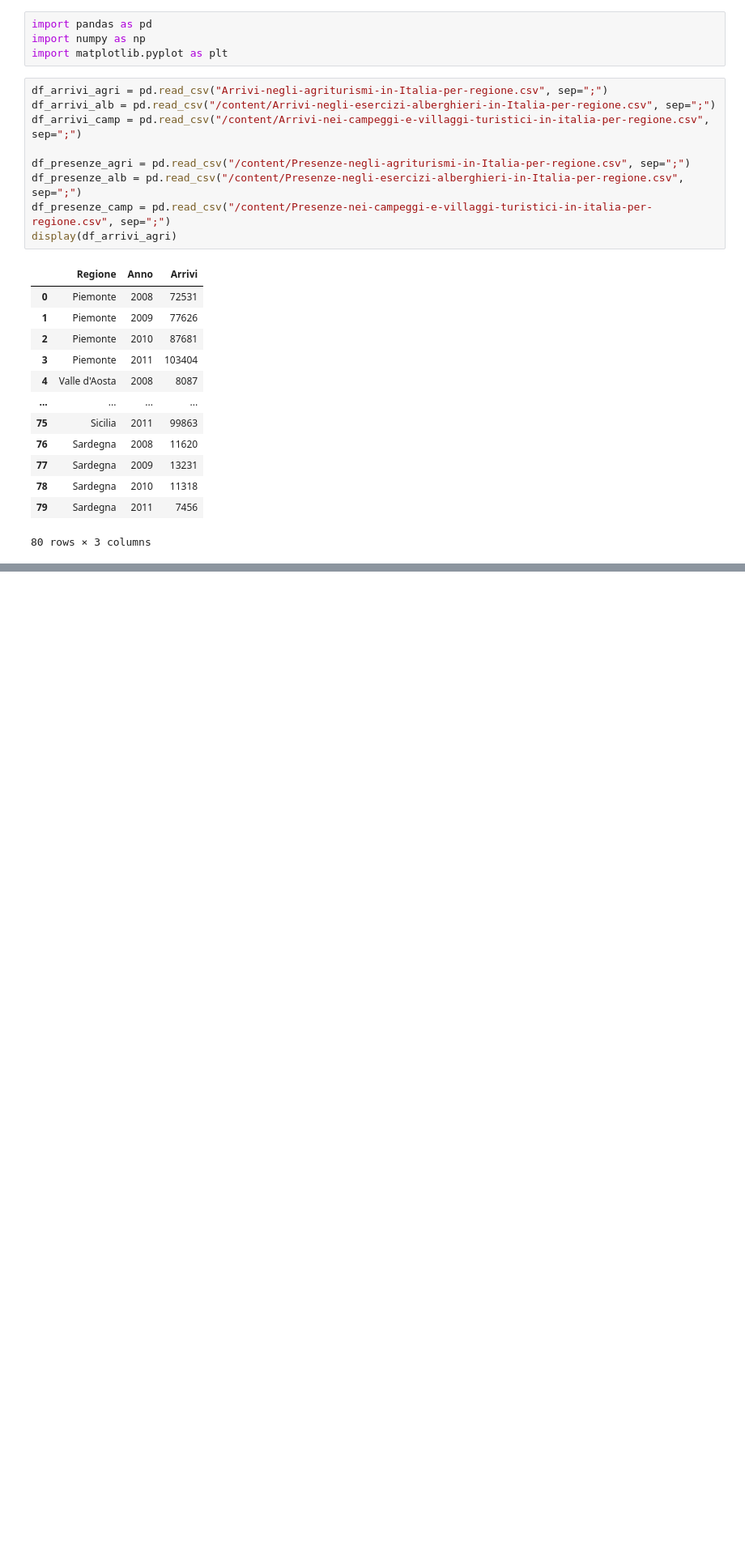
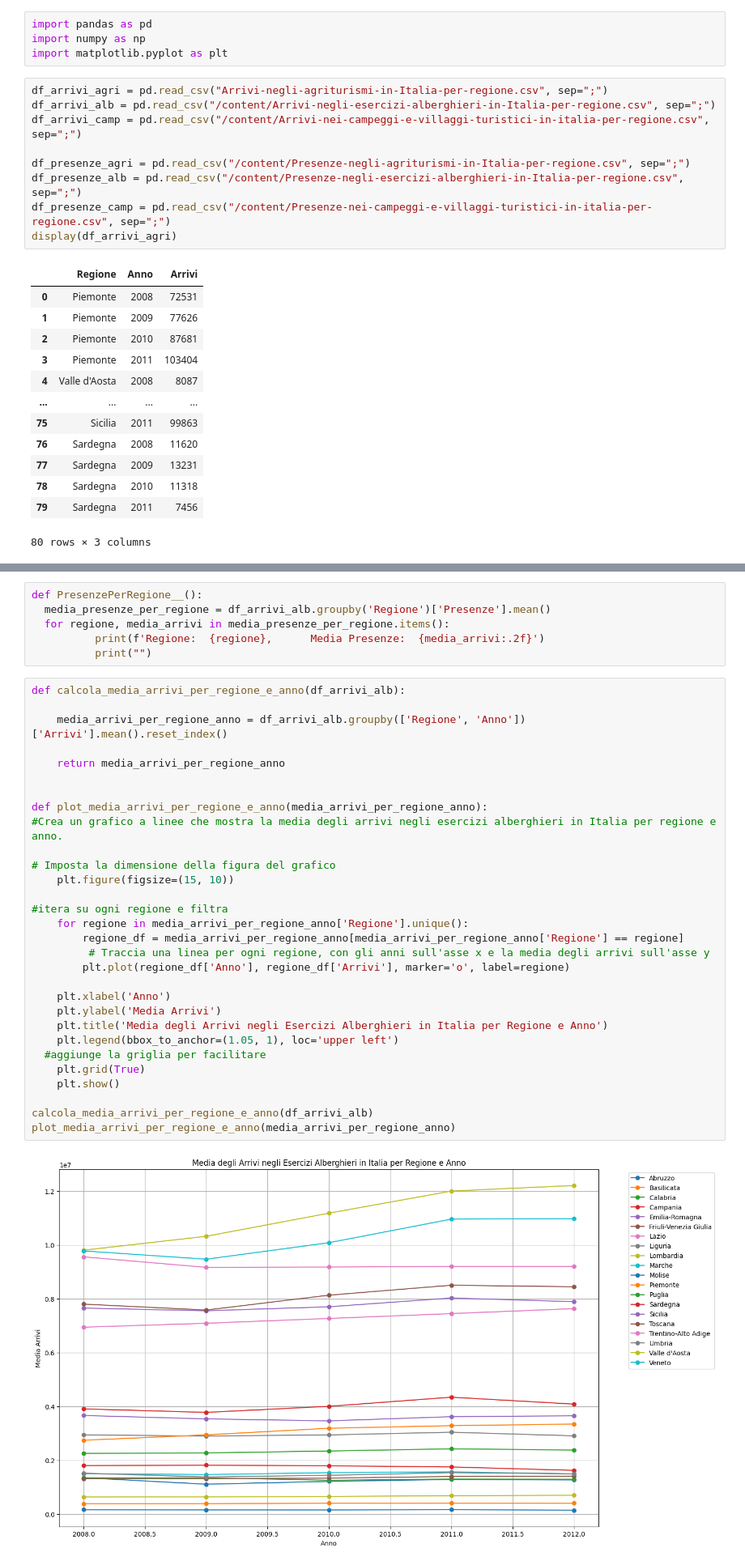
Before and after one commit to geeuleeo/esercizio_Turismo, a Jupyter notebook: esercitzaione280524.ipynb, the cells around one changed output, grey strips where cells are left out. Shown at 81% size. Saved outputs shown, nothing was run; the diff lists cells and outputs as text; blank space fills up the shorter version.

```diff
--- a/esercitzaione280524.ipynb
+++ b/esercitzaione280524.ipynb
@@ -38,0 +66,38 @@ media_presenze_camp = df_presenze_camp['Presenze'].mean()
+# %%
+def PresenzePerRegione__():
+  media_presenze_per_regione = df_arrivi_alb.groupby('Regione')['Presenze'].mean()
+  for regione, media_arrivi in media_presenze_per_regione.items():
+          print(f'Regione:  {regione},      Media Presenze:  {media_arrivi:.2f}')
+          print("")
+# %%
+def calcola_media_arrivi_per_regione_e_anno(df_arrivi_alb):
+
+    media_arrivi_per_regione_anno = df_arrivi_alb.groupby(['Regione', 'Anno'])['Arrivi'].mean().reset_index()
+
+    return media_arrivi_per_regione_anno
+
+
+def plot_media_arrivi_per_regione_e_anno(media_arrivi_per_regione_anno):
+#Crea un grafico a linee che mostra la media degli arrivi negli esercizi alberghieri in Italia per regione e anno.
+
+# Imposta la dimensione della figura del grafico
+    plt.figure(figsize=(15, 10))
+
+#itera su ogni regione e filtra
+    for regione in media_arrivi_per_regione_anno['Regione'].unique():
+        regione_df = media_arrivi_per_regione_anno[media_arrivi_per_regione_anno['Regione'] == regione]
+         # Traccia una linea per ogni regione, con gli anni sull'asse x e la media degli arrivi sull'asse y
+        plt.plot(regione_df['Anno'], regione_df['Arrivi'], marker='o', label=regione)
+
+    plt.xlabel('Anno')
+    plt.ylabel('Media Arrivi')
+    plt.title('Media degli Arrivi negli Esercizi Alberghieri in Italia per Regione e Anno')
+    plt.legend(bbox_to_anchor=(1.05, 1), loc='upper left')
+  #aggiunge la griglia per facilitare
+    plt.grid(True)
+    plt.show()
+
+calcola_media_arrivi_per_regione_e_anno(df_arrivi_alb)
+plot_media_arrivi_per_regione_e_anno(media_arrivi_per_regione_anno)
+# %% [output]
+[figure, added]
```
Also changed, not shown: parts of 5 cells of this notebook.
